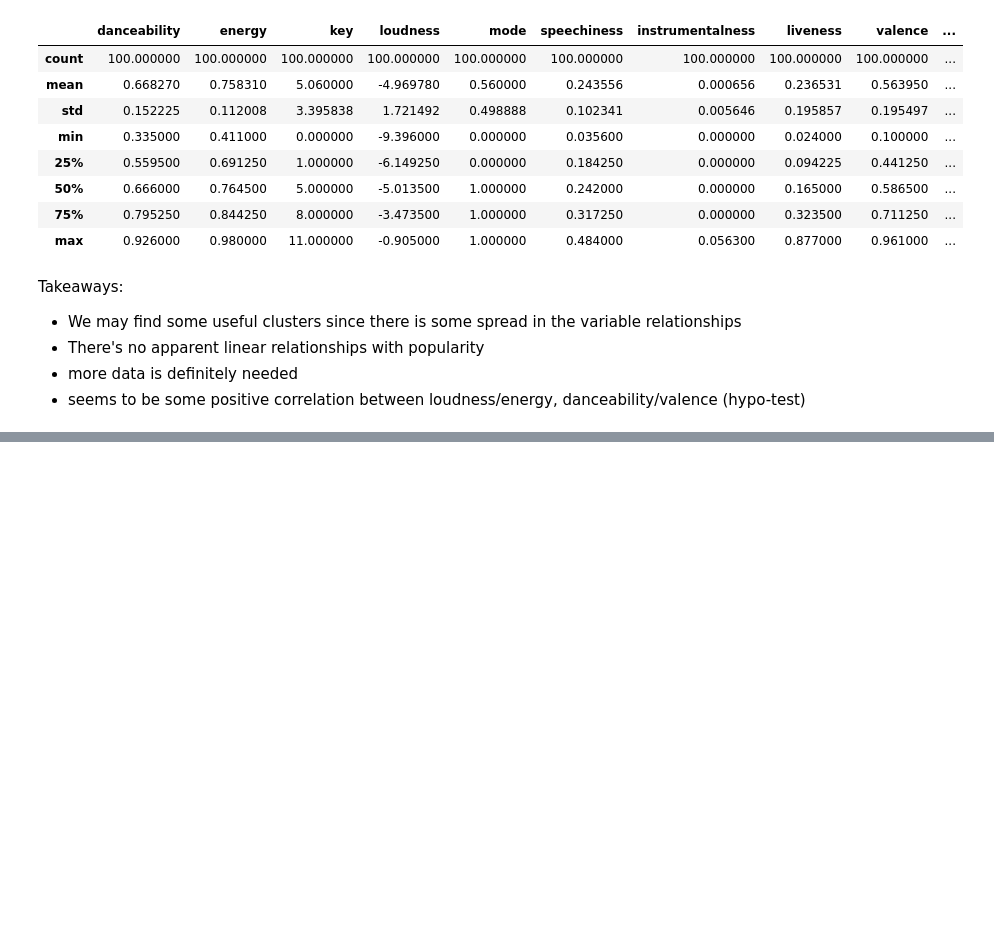
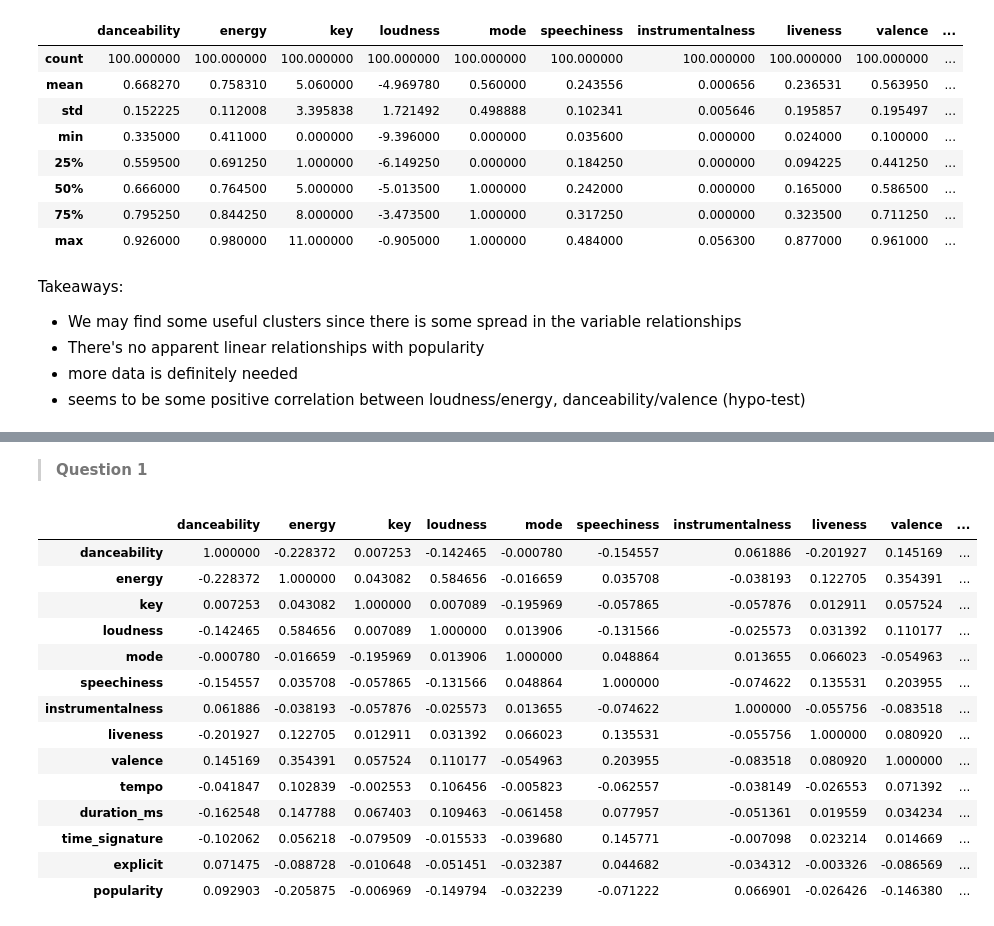
Before and after one commit to SpotiScryers/SpotiScry, a Jupyter notebook: brandon_explore.ipynb, the cells around one changed output, grey strips where cells are left out. Cells and saved outputs as stored; diff of their text form; code cells hidden in the pictures; blank space fills up the shorter version.

```diff
--- a/brandon_explore.ipynb
+++ b/brandon_explore.ipynb
@@ -89,0 +131,20 @@ Takeaways:
+# %% [markdown]
+> **Question 1**
+# %%
+df.corr()
+# %% [output]
+|  | danceability | energy | key | loudness | mode | speechiness | instrumentalness | liveness | valence | ... |
+| danceability | 1.000000 | -0.228372 | 0.007253 | -0.142465 | -0.000780 | -0.154557 | 0.061886 | -0.201927 | 0.145169 | ... |
+| energy | -0.228372 | 1.000000 | 0.043082 | 0.584656 | -0.016659 | 0.035708 | -0.038193 | 0.122705 | 0.354391 | ... |
+| key | 0.007253 | 0.043082 | 1.000000 | 0.007089 | -0.195969 | -0.057865 | -0.057876 | 0.012911 | 0.057524 | ... |
+| loudness | -0.142465 | 0.584656 | 0.007089 | 1.000000 | 0.013906 | -0.131566 | -0.025573 | 0.031392 | 0.110177 | ... |
+| mode | -0.000780 | -0.016659 | -0.195969 | 0.013906 | 1.000000 | 0.048864 | 0.013655 | 0.066023 | -0.054963 | ... |
+| speechiness | -0.154557 | 0.035708 | -0.057865 | -0.131566 | 0.048864 | 1.000000 | -0.074622 | 0.135531 | 0.203955 | ... |
+| instrumentalness | 0.061886 | -0.038193 | -0.057876 | -0.025573 | 0.013655 | -0.074622 | 1.000000 | -0.055756 | -0.083518 | ... |
+| liveness | -0.201927 | 0.122705 | 0.012911 | 0.031392 | 0.066023 | 0.135531 | -0.055756 | 1.000000 | 0.080920 | ... |
+| valence | 0.145169 | 0.354391 | 0.057524 | 0.110177 | -0.054963 | 0.203955 | -0.083518 | 0.080920 | 1.000000 | ... |
+| tempo | -0.041847 | 0.102839 | -0.002553 | 0.106456 | -0.005823 | -0.062557 | -0.038149 | -0.026553 | 0.071392 | ... |
+| duration_ms | -0.162548 | 0.147788 | 0.067403 | 0.109463 | -0.061458 | 0.077957 | -0.051361 | 0.019559 | 0.034234 | ... |
+| time_signature | -0.102062 | 0.056218 | -0.079509 | -0.015533 | -0.039680 | 0.145771 | -0.007098 | 0.023214 | 0.014669 | ... |
+| explicit | 0.071475 | -0.088728 | -0.010648 | -0.051451 | -0.032387 | 0.044682 | -0.034312 | -0.003326 | -0.086569 | ... |
+| popularity | 0.092903 | -0.205875 | -0.006969 | -0.149794 | -0.032239 | -0.071222 | 0.066901 | -0.026426 | -0.146380 | ... |
```
Also changed, not shown: parts of 10 cells of this notebook, 1 other file.
